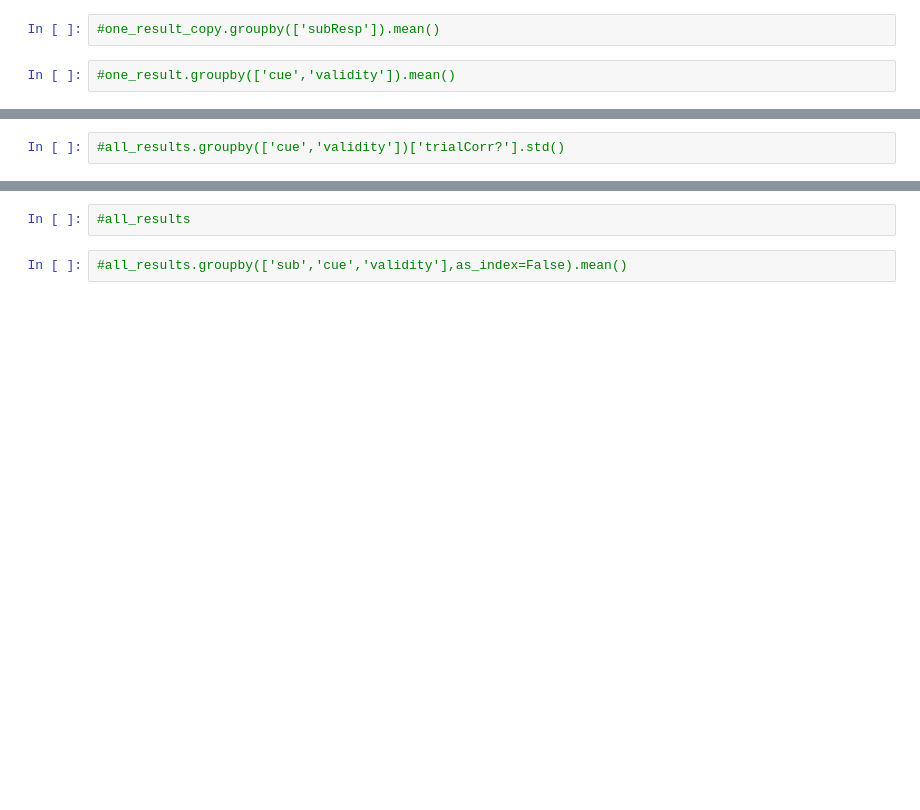
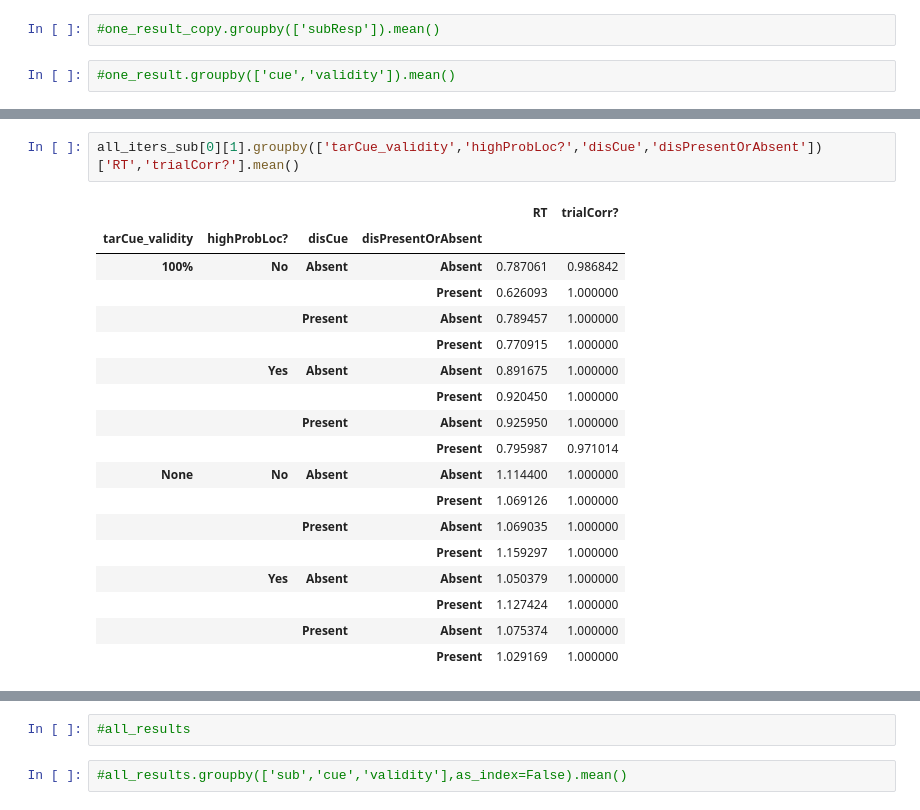
Before and after one commit to HwangLabNeuroCogDynamics/Alpha-Study, a Jupyter notebook: behavioral_analysis_pilot.ipynb, the cells around one changed output, grey strips where cells are left out. Drawn from its saved outputs; the diff is of its cells as text; blank space fills up the shorter version.

```diff
--- a/behavioral_analysis_pilot.ipynb
+++ b/behavioral_analysis_pilot.ipynb
@@ -123,2 +126,21 @@ all_iters_sub[0][2]
-# %%
-#all_results.groupby(['cue','validity'])['trialCorr?'].std()
+# %%
+all_iters_sub[0][1].groupby(['tarCue_validity','highProbLoc?','disCue','disPresentOrAbsent'])['RT','trialCorr?'].mean()
+# %% [output]
+|  |  |  |  | RT | trialCorr? |
+| tarCue_validity | highProbLoc? | disCue | disPresentOrAbsent |  |  |
+| 100% | No | Absent | Absent | 0.787061 | 0.986842 |
+|  |  |  | Present | 0.626093 | 1.000000 |
+|  |  | Present | Absent | 0.789457 | 1.000000 |
+|  |  |  | Present | 0.770915 | 1.000000 |
+|  | Yes | Absent | Absent | 0.891675 | 1.000000 |
+|  |  |  | Present | 0.920450 | 1.000000 |
+|  |  | Present | Absent | 0.925950 | 1.000000 |
+|  |  |  | Present | 0.795987 | 0.971014 |
+| None | No | Absent | Absent | 1.114400 | 1.000000 |
+|  |  |  | Present | 1.069126 | 1.000000 |
+|  |  | Present | Absent | 1.069035 | 1.000000 |
+|  |  |  | Present | 1.159297 | 1.000000 |
+|  | Yes | Absent | Absent | 1.050379 | 1.000000 |
+|  |  |  | Present | 1.127424 | 1.000000 |
+|  |  | Present | Absent | 1.075374 | 1.000000 |
+|  |  |  | Present | 1.029169 | 1.000000 |
```
Also changed, not shown: parts of 16 cells of this notebook, 2 other files.
